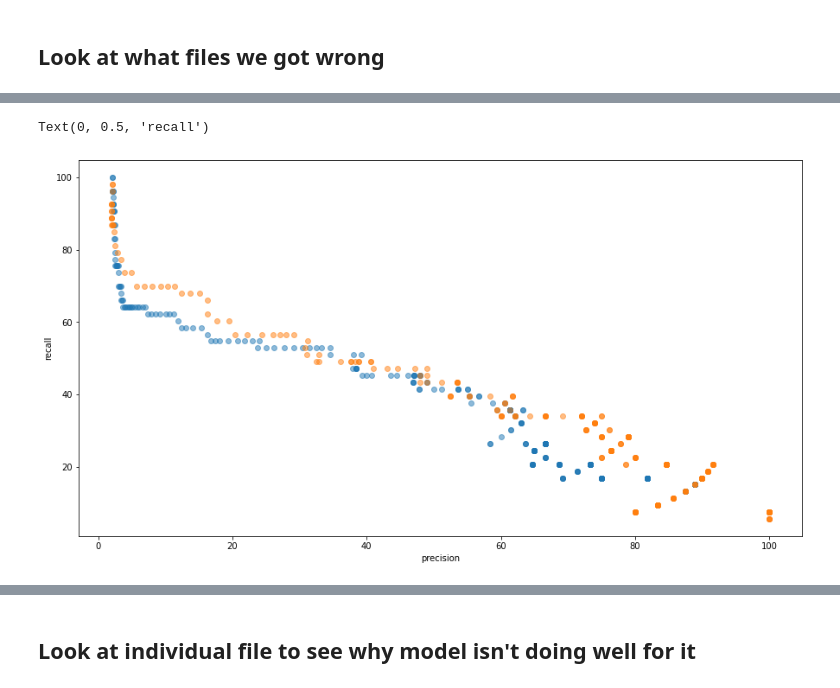
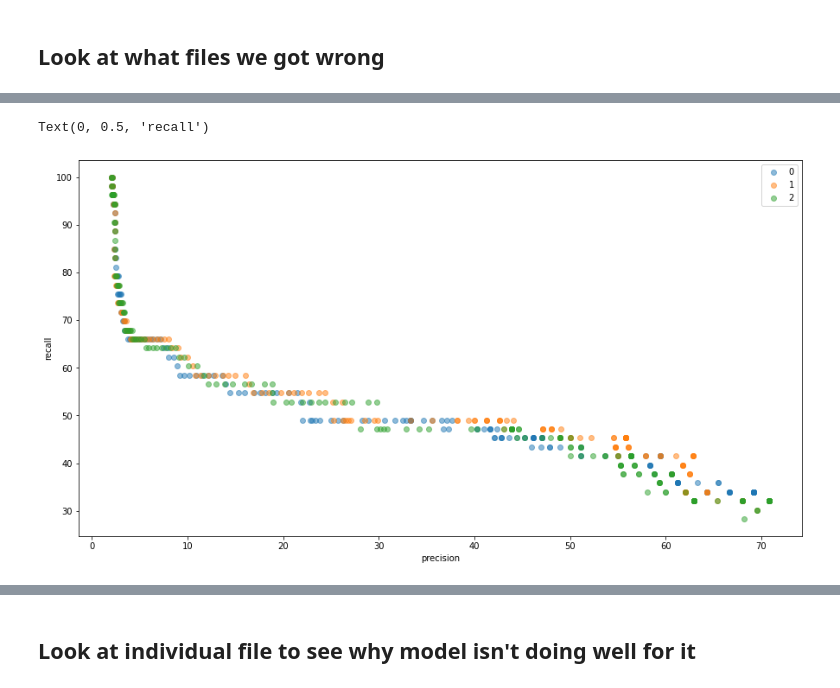
Before and after one commit to mayalapp/ga-frog-id, a Jupyter notebook: python-ribbit/data_cleaning.ipynb, the cells around one changed output, grey strips where cells are left out. Cells and saved outputs as stored; diff of their text form; code cells hidden in the pictures.

Commit message:
Run pulse rate SA begin analysis

```diff
--- a/python-ribbit/data_cleaning.ipynb
+++ b/python-ribbit/data_cleaning.ipynb
@@ -76,6 +76,15 @@ ich_df = ich_df.drop_duplicates() # remove duplicates #TODO: why duplicates? fil
 
 # make dataframe with only files that have been maunally verified
 ich_tr_df = ich_df.dropna()
+# %%
+## Read in verified files - right now this is with signal band [300-1000], noise band [150,200][1200,1600], clip duration = 1.5 s
+ich_verified_files_df = pd.read_csv("./ribbit_scores_ichaway_verified_files/ichaway_verified_files_ribbit_scores.csv")
+ich_verified_files_df['date']=pd.to_datetime(ich_verified_files_df['date'])
+
+
+# read in SA files
+sa_pulse_df = pd.read_csv("./ribbit_scores_pulse_rate_range/ribbit_scores2.csv")
+sa_pulse_df['date']=pd.to_datetime(sa_pulse_df['date'])
 # %%
 print("Number of verified files in Ichaway data: " + str(len(ich_tr_df)))
 print("Number of gopher frog observations in verified data: " + str(len(ich_tr_df[ich_tr_df['Lcapito'] == 1])))
@@ -204,9 +166,9 @@ Text(0.5, 1.0, 'RIBBIT scores')
 # %%
+## Plotting precision vs recall
+
 # precision/recall
-cutoffs = range(0,300)
+cutoffs = range(0,200)
 
-#ich_verified_files_rs = ich_tr_df[['score','Lcapito']].copy()
-#ich_verified_files_rs = ich_verified_files_df[['score','Lcapito']].copy()
 
 def calc_accuracy(df, cutoffs):
     accuracy = pd.DataFrame()
@@ -220,18 +182,26 @@ def calc_accuracy(df, cutoffs):
 
     return accuracy
 
-ich_accuracy1 = calc_accuracy(ich_tr_df, cutoffs)
-ich_accuracy2 = calc_accuracy(ich_verified_files_df, cutoffs)
+sa_pulse_df['score'] = sa_pulse_df['score0']
+ich_accuracy0 = calc_accuracy(sa_pulse_df, cutoffs)
+#ich_accuracy0 = calc_accuracy(sa_pulse_df[sa_pulse_df["pond"]!="7a"], cutoffs)
+sa_pulse_df['score'] = sa_pulse_df['score1']
+ich_accuracy1 = calc_accuracy(sa_pulse_df, cutoffs)
+#ich_accuracy0 = calc_accuracy(sa_pulse_df[sa_pulse_df["pond"]!="7a"], cutoffs)
+sa_pulse_df['score'] = sa_pulse_df['score2']
+ich_accuracy2 = calc_accuracy(sa_pulse_df, cutoffs)
+#ich_accuracy0 = calc_accuracy(sa_pulse_df[sa_pulse_df["pond"]!="7a"], cutoffs)
 # %%
-#print(ich_accuracy1)
-#print(ich_accuracy2)
+# plot precision and recall for pulse rate sa - looks like [12,28] is best of the options
 
 fig, ax = plt.subplots()  # a figure with a single Axes
-ax.scatter(ich_accuracy1['precision'],ich_accuracy1['recall'], alpha = 0.5)
-ax.scatter(ich_accuracy2['precision'],ich_accuracy2['recall'], alpha = 0.5)
+ax.scatter(ich_accuracy0['precision'],ich_accuracy0['recall'], alpha = 0.5, label = "0")
+ax.scatter(ich_accuracy1['precision'],ich_accuracy1['recall'], alpha = 0.5, label = "1") # best
+ax.scatter(ich_accuracy2['precision'],ich_accuracy2['recall'], alpha = 0.5, label = "2")
+ax.legend()
 ax.set_xlabel('precision')
 ax.set_ylabel('recall')
 #ax.set_title('RIBBIT scores')
 # %% [output]
 Text(0, 0.5, 'recall')
-[figure, old version]
+[figure, new version]
```
Also changed, not shown: parts of 17 cells of this notebook, 12 other files.
